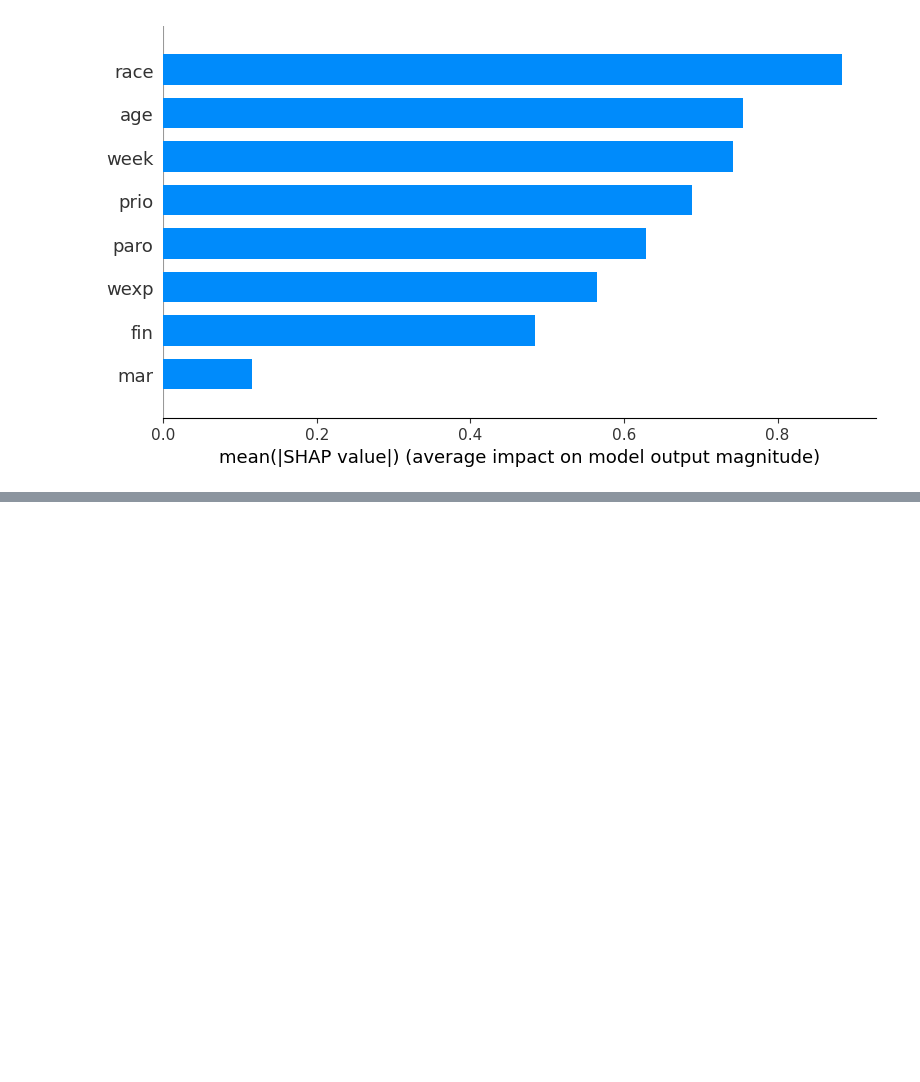
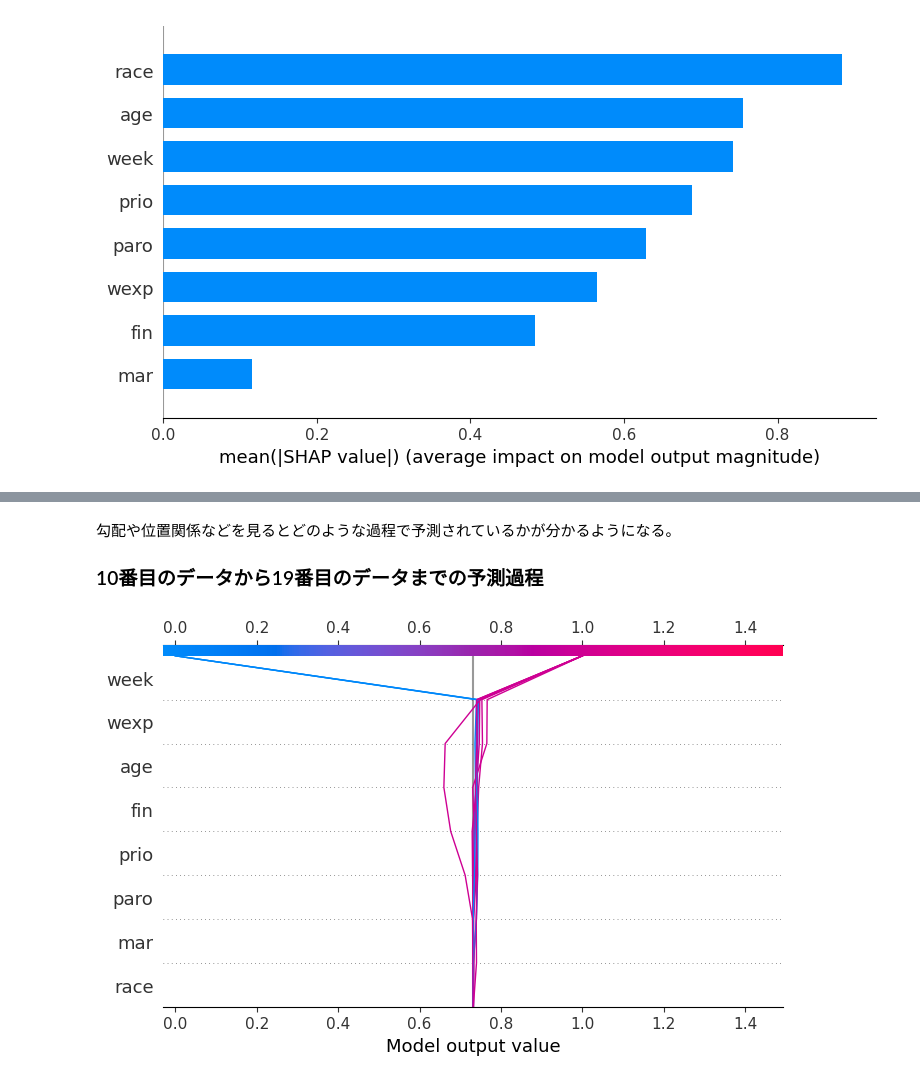
Before and after one commit to NTanaka1994/DataAnalysis, a Jupyter notebook: 説明性の観点/XDNN.ipynb, the cells around one changed output, grey strips where cells are left out. Drawn from its saved outputs; the diff is of its cells as text; code cells hidden in the pictures; blank space fills up the shorter version.

```diff
--- a/説明性の観点/XDNN.ipynb
+++ b/説明性の観点/XDNN.ipynb
@@ -284,0 +292,10 @@ shap.summary_plot(shap_values=x_train,
+# %% [markdown]
+勾配や位置関係などを見るとどのような過程で予測されているかが分かるようになる。
+### 10番目のデータから19番目のデータまでの予測過程
+# %%
+shap.decision_plot(explainer.expected_value[0],
+                   shap_values[0][10:20],
+                   x_train,
+                   tx.columns.tolist())
+# %% [output]
+[figure, added]
```
Also changed, not shown: parts of 14 cells of this notebook.
